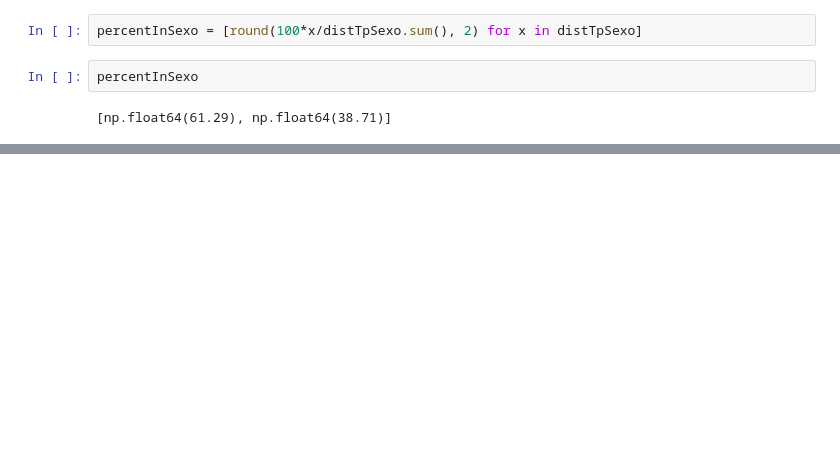
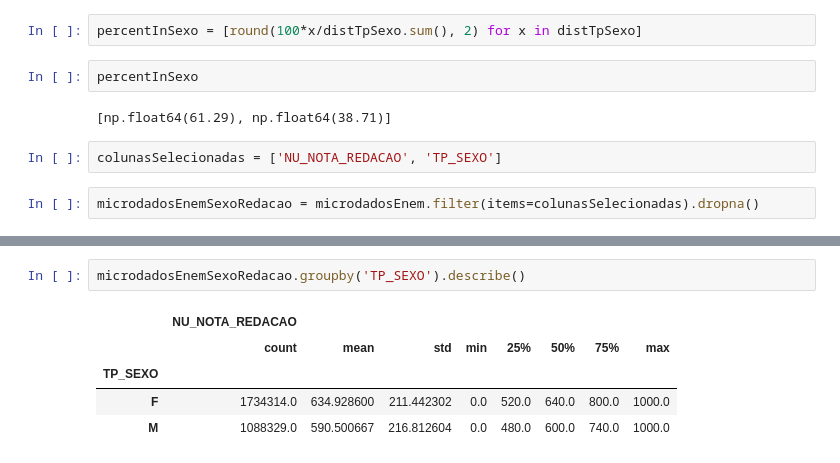
Before and after one commit to mauricioferrer/Consulta-em-banco-de-dados-do-Enem, a Jupyter notebook: Untitled.ipynb, the cells around one changed output, grey strips where cells are left out. Cells and saved outputs as stored; diff of their text form; blank space fills up the shorter version.

```diff
--- a/Untitled.ipynb
+++ b/Untitled.ipynb
@@ -231,3 +235,7 @@ percentInSexo = [round(100*x/distTpSexo.sum(), 2) for x in distTpSexo]
 percentInSexo
 # %% [output]
 [np.float64(61.29), np.float64(38.71)]
+# %%
+colunasSelecionadas = ['NU_NOTA_REDACAO', 'TP_SEXO']
+# %%
+microdadosEnemSexoRedacao = microdadosEnem.filter(items=colunasSelecionadas).dropna()
@@ -233,0 +279,8 @@ percentInSexo
+# %%
+microdadosEnemSexoRedacao.groupby('TP_SEXO').describe()
+# %% [output]
+|  | NU_NOTA_REDACAO |  |  |  |  |  |  |  |
+|  | count | mean | std | min | 25% | 50% | 75% | max |
+| TP_SEXO |  |  |  |  |  |  |  |  |
+| F | 1734314.0 | 634.928600 | 211.442302 | 0.0 | 520.0 | 640.0 | 800.0 | 1000.0 |
+| M | 1088329.0 | 590.500667 | 216.812604 | 0.0 | 480.0 | 600.0 | 740.0 | 1000.0 |
```
Also changed, not shown: parts of 6 cells of this notebook.
